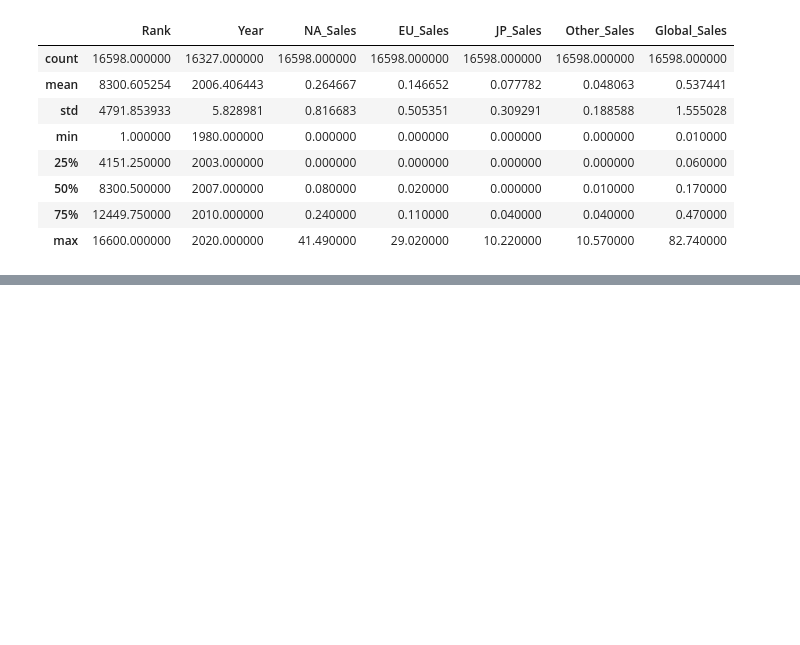
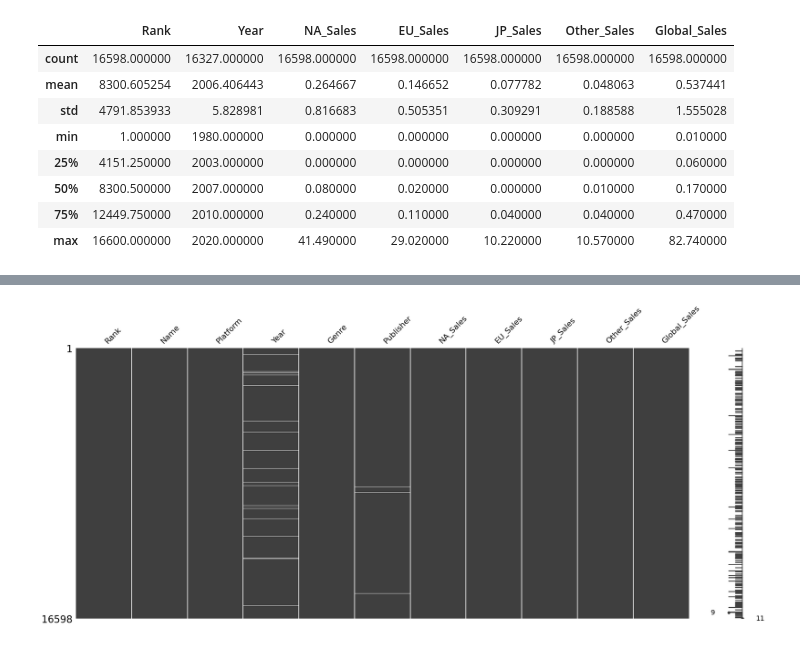
Before and after one commit to dedensyaaa/midterm_streamlit, a Jupyter notebook: VideoGameSales.ipynb, the cells around one changed output, grey strips where cells are left out. Cells and saved outputs as stored; diff of their text form; code cells hidden in the pictures; blank space fills up the shorter version.

```diff
--- a/VideoGameSales.ipynb
+++ b/VideoGameSales.ipynb
@@ -181,0 +53,6 @@ sales.head()
+# %%
+# Visualize missing data
+msno.matrix(sales)
+sales.dropna(how="any", inplace=True)
+# %% [output]
+[figure, added]
```
Also changed, not shown: parts of 17 cells of this notebook, 1 other file.
